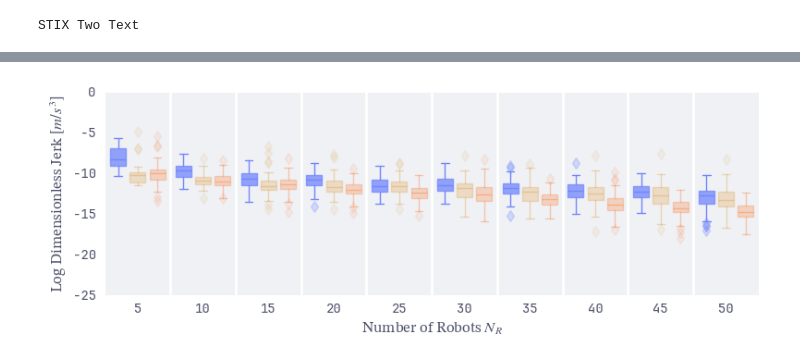
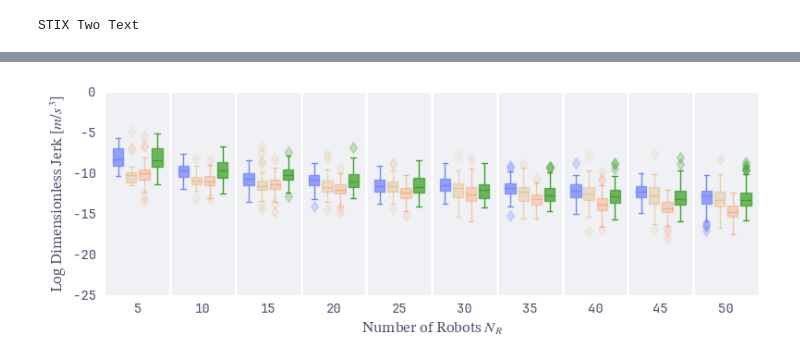
Before and after one commit to AU-Master-Thesis/magics, a Jupyter notebook: scripts/analyse-circle-scenario.ipynb, the cells around one changed output, grey strips where cells are left out. Cells and saved outputs as stored; diff of their text form; code cells hidden in the pictures.

Commit message:
feat(plotting): more plotting

```diff
--- a/scripts/analyse-circle-scenario.ipynb
+++ b/scripts/analyse-circle-scenario.ipynb
@@ -38,6 +38,7 @@ RESULTS_DIRS = [
     Path('./experiments/circle-experiment-lm-3-th-5'),
     Path('./experiments/circle-experiment-lm-1-th-13'),
     Path('./experiments/circle-experiment-lm-3-th-13'),
+    Path('./experiments/environment-obstacles-lm-3-th-5'),
 ]
 
 for RESULTS_DIR in RESULTS_DIRS:
@@ -81,7 +82,12 @@ plt.rcParams.update({
 
 print(prop.get_name())
 
-colors = [(flavor.lavender.hex, 1.0), (flavor.yellow.hex, 0.3), (flavor.peach.hex, 0.3)]
+colors = [
+    (flavor.lavender.hex, 1.0, (1, 0), 'o'),
+    (flavor.yellow.hex, 0.3, (2, 2), 'X'),
+    (flavor.peach.hex, 0.3, (2, 2), 'X'),
+    (flavor.green.hex, 1.0, (2, 2), '^')
+]
 # %% [output]
 STIX Two Text
 # %%
@@ -178,14 +184,14 @@ def set_box_plot_color(bp, color, alpha):
 
 print(f"{colors=}")
 
-offset = 0.3
+offset = 0.2
 
-for i, (d, (c, alpha)) in enumerate(zip(data, colors)):
+for i, (d, (c, alpha, _, _)) in enumerate(zip(data, colors)):
     distance_data = d['distance']
     labels = d['labels_distance']
     # ax.boxplot(distance_data, labels=labels, **boxplot_opts)
 
-    bp = ax.boxplot(distance_data, positions=np.array(range(1, len(distance_data) + 1)) + i * offset - offset, widths=offset * 0.8, patch_artist=True)
+    bp = ax.boxplot(distance_data, positions=np.array(range(1, len(distance_data) + 1)) + i * offset - offset*1.5, widths=offset * 0.8, patch_artist=True)
     # bp = sns.boxplot(distance_data, positions=np.array(range(1, len(distance_data) + 1)) + i * offset - offset, widths=offset * 0.9, patch_artist=True)
     set_box_plot_color(bp, c, alpha)
 
@@ -228,12 +235,13 @@ colors=[('#7287fd', 1.0), ('#df8e1d', 0.3), ('#fe640b', 0.3)]
 
 # plot makespan
 fig, ax = plt.subplots(figsize=(5, 3))
-for i, (d, (c, l)) in enumerate(zip(data, colors)):
+for i, (d, (c, a, ls, marker)) in enumerate(zip(data, colors)):
     aggregated_data_makespan = d['makespan']
     makespan_data = [aggregated_data_makespan[key] for key in sorted(aggregated_data_makespan.keys())]
     labels = sorted(aggregated_data_makespan.keys())
     makespan_data = [np.mean(makespan) for makespan in makespan_data]
-    ax.plot(labels, makespan_data, marker='o', color=c, label='Circle Scenario', alpha=l)
+
+    ax.plot(labels, makespan_data, marker=marker, color=c, label='Circle Scenario', dashes=ls)
 
 # ax.set_aspect(1 / 1.414) # A4 paper
 # ax.boxplot(data, labels=labels, flierprops=dict(marker='D', color='r', markersize=8))
@@ -291,7 +299,7 @@ for i, d in enumerate(data):
     data_ldj = [aggregated_data_ldj[key] for key in sorted(aggregated_data_ldj.keys())]
     labels = sorted(aggregated_data_ldj.keys())
     # ax.boxplot(data_ldj, labels=labels, **boxplot_opts)
-    bp = ax.boxplot(data_ldj, positions=np.array(range(1, len(data_ldj) + 1)) + i * offset - offset, widths=offset * 0.8, patch_artist=True)
+    bp = ax.boxplot(data_ldj, positions=np.array(range(1, len(data_ldj) + 1)) + i * offset - offset*1.5, widths=offset * 0.8, patch_artist=True)
     set_box_plot_color(bp, colors[i][0], colors[i][1])
 
 ax.set_ylim(-25, 0)
@@ -300,31 +308,31 @@ ax.set_xlabel(r'Number of Robots $N_R$', fontsize=12, fontdict={'color': flavor.
 ax.set_ylabel(r'Log Dimensionless Jerk $[m/s^3]$', fontsize=12, fontdict={'color': flavor.text.hex})
 ax.tick_params(axis='both', which='major', labelsize=10)
 
 # set xticks and xticklabels 1,...,10
 ax.set_xticks(range(1, len(labels) + 1))
 ax.set_xticklabels(labels, fontproperties=prop_jbm, fontdict={'color': flavor.text.hex})
 
 # y ricks
 ax.set_yticks(range(-25, 1, 5))
 ax.set_yticklabels(range(-25, 1, 5), fontproperties=prop_jbm, fontdict={'color': flavor.text.hex})
 
 # vertical lines inbetween all xticks
 for i in range(1, len(labels)):
     ax.axvline(x=i + 0.5, color='white', linewidth=2)
 
 # set xlim
 ax.set_xlim(0.5, len(labels) + 0.5)
 
 # remove grid
 ax.grid(False)
 
 
 fig.patch.set_facecolor((0, 0, 0, 0))
 
 fig.tight_layout()
 fig.savefig('./scripts/out/circle-experiment-ldj.svg')
 
 fig.show()
 # %% [output]
 [interactive output not drawn]
-[figure, old version]
+[figure, new version]
```
Also changed, not shown: parts of 2 cells of this notebook, 6 other files.
